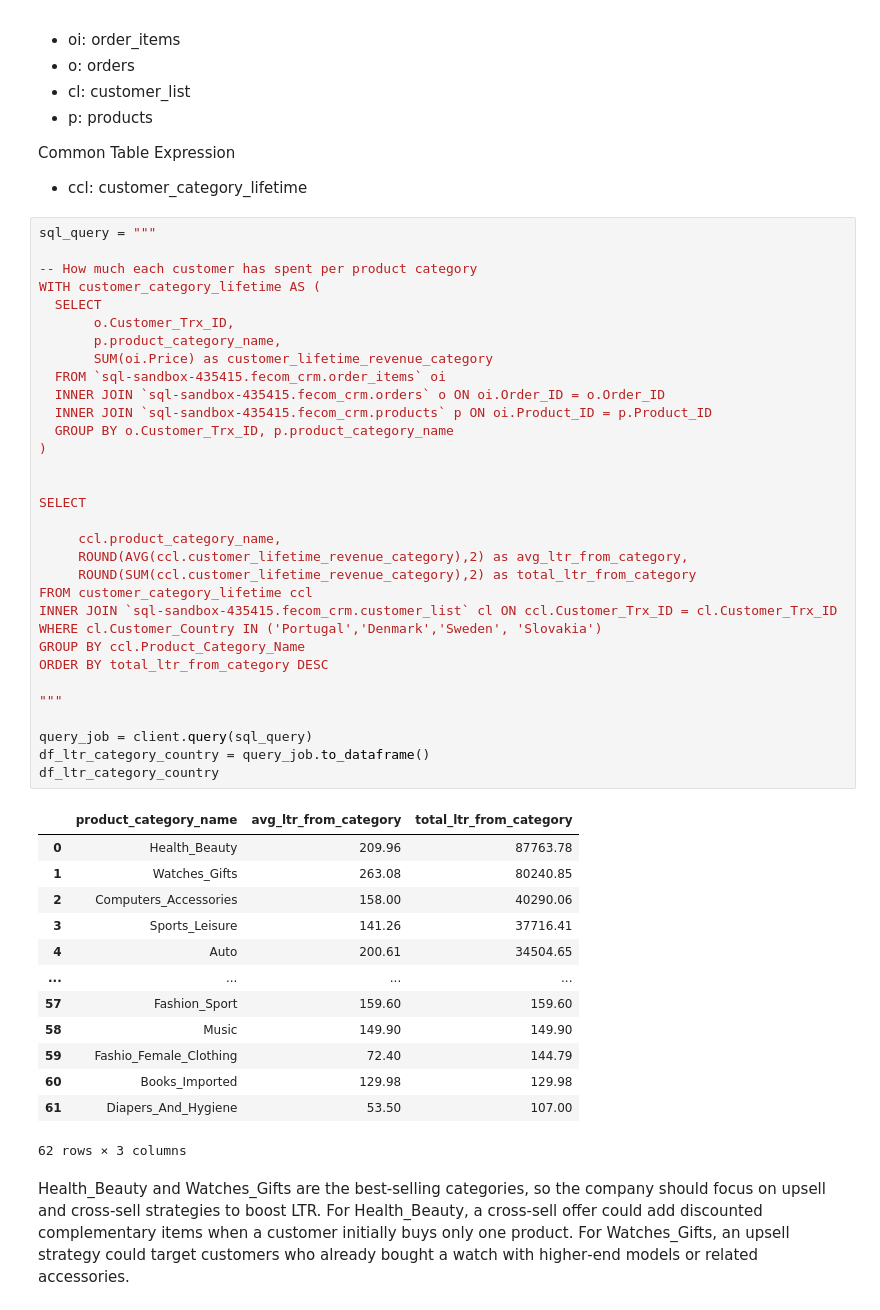
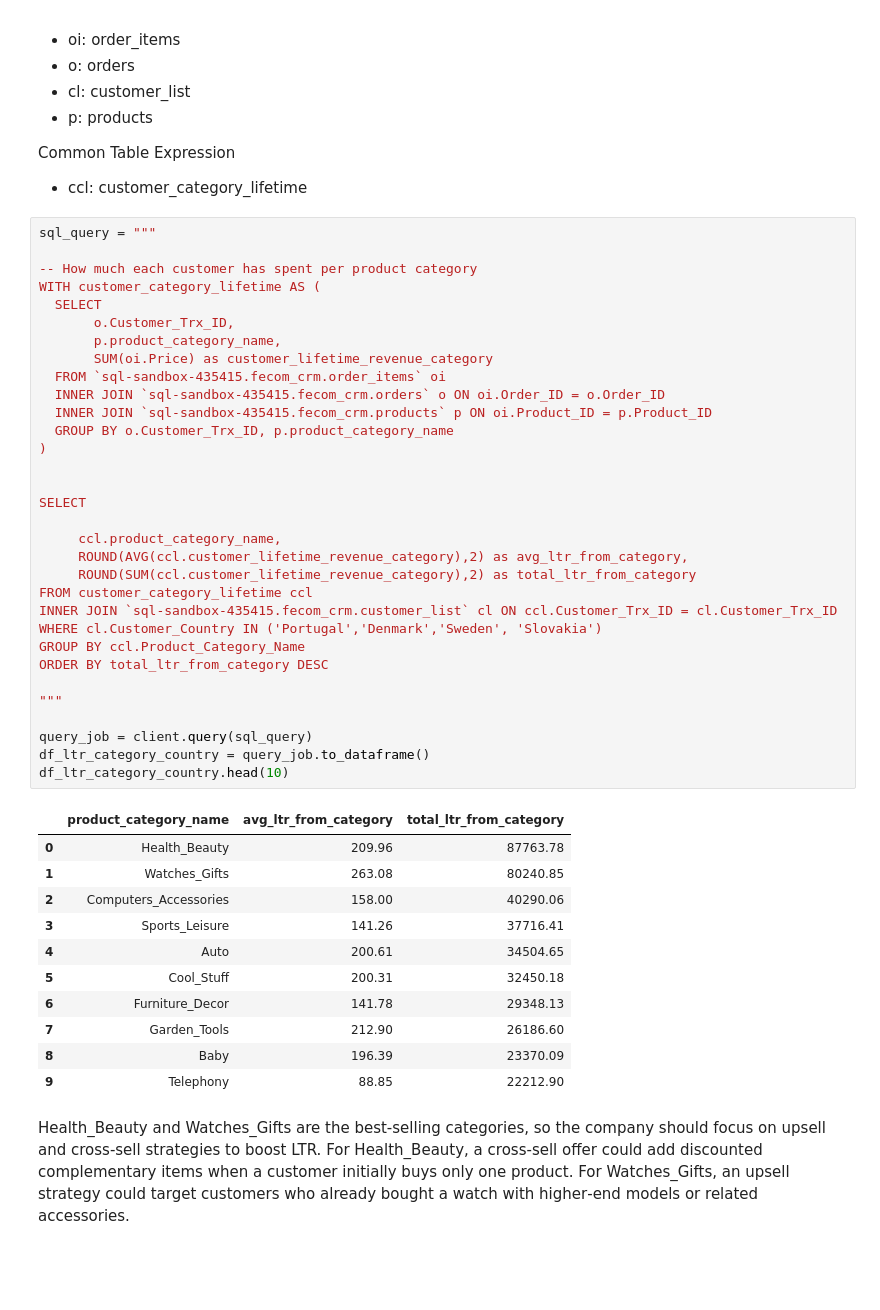
Before and after one commit to andreavecchi1996/ecommerce_customer_ltr_analysis_SQL, a Jupyter notebook: ecommerce_customer_ltr_analysis_SQL.ipynb, the cells around one changed output. Saved outputs shown, nothing was run; the diff lists cells and outputs as text; blank space fills up the shorter version.

Commit message:
added .head

```diff
--- a/ecommerce_customer_ltr_analysis_SQL.ipynb
+++ b/ecommerce_customer_ltr_analysis_SQL.ipynb
@@ -316,41 +310,39 @@ WITH customer_category_lifetime AS (
        SUM(oi.Price) as customer_lifetime_revenue_category
   FROM `sql-sandbox-435415.fecom_crm.order_items` oi
   INNER JOIN `sql-sandbox-435415.fecom_crm.orders` o ON oi.Order_ID = o.Order_ID
   INNER JOIN `sql-sandbox-435415.fecom_crm.products` p ON oi.Product_ID = p.Product_ID
   GROUP BY o.Customer_Trx_ID, p.product_category_name
 )
 
 
 SELECT
 
      ccl.product_category_name,
      ROUND(AVG(ccl.customer_lifetime_revenue_category),2) as avg_ltr_from_category,
      ROUND(SUM(ccl.customer_lifetime_revenue_category),2) as total_ltr_from_category
 FROM customer_category_lifetime ccl
 INNER JOIN `sql-sandbox-435415.fecom_crm.customer_list` cl ON ccl.Customer_Trx_ID = cl.Customer_Trx_ID
 WHERE cl.Customer_Country IN ('Portugal','Denmark','Sweden', 'Slovakia')
 GROUP BY ccl.Product_Category_Name
 ORDER BY total_ltr_from_category DESC
 
 """
 
 query_job = client.query(sql_query)
 df_ltr_category_country = query_job.to_dataframe()
-df_ltr_category_country
+df_ltr_category_country.head(10)
 # %% [output]
 |  | product_category_name | avg_ltr_from_category | total_ltr_from_category |
 | 0 | Health_Beauty | 209.96 | 87763.78 |
 | 1 | Watches_Gifts | 263.08 | 80240.85 |
 | 2 | Computers_Accessories | 158.00 | 40290.06 |
 | 3 | Sports_Leisure | 141.26 | 37716.41 |
 | 4 | Auto | 200.61 | 34504.65 |
-| ... | ... | ... | ... |
-| 57 | Fashion_Sport | 159.60 | 159.60 |
-| 58 | Music | 149.90 | 149.90 |
-| 59 | Fashio_Female_Clothing | 72.40 | 144.79 |
-| 60 | Books_Imported | 129.98 | 129.98 |
-| 61 | Diapers_And_Hygiene | 53.50 | 107.00 |
+| 5 | Cool_Stuff | 200.31 | 32450.18 |
+| 6 | Furniture_Decor | 141.78 | 29348.13 |
+| 7 | Garden_Tools | 212.90 | 26186.60 |
+| 8 | Baby | 196.39 | 23370.09 |
+| 9 | Telephony | 88.85 | 22212.90 |
-62 rows × 3 columns
 # %% [markdown]
 Health_Beauty and Watches_Gifts are the best‑selling categories, so the company should focus on upsell and cross‑sell strategies to boost LTR. For Health_Beauty, a cross‑sell offer could add discounted complementary items when a customer initially buys only one product. For Watches_Gifts, an upsell strategy could target customers who already bought a watch with higher‑end models or related accessories.
 # %% [markdown]
```
Also changed, not shown: parts of 1 cell of this notebook.
